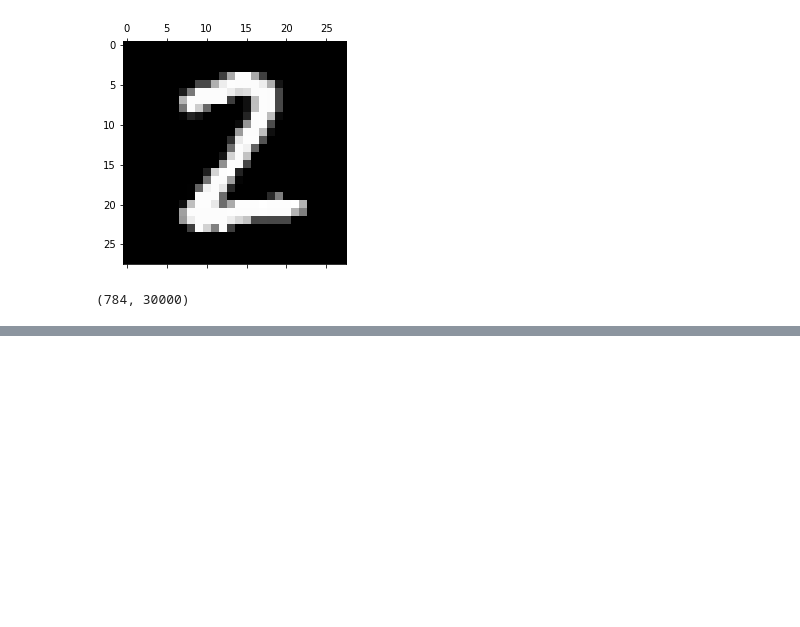
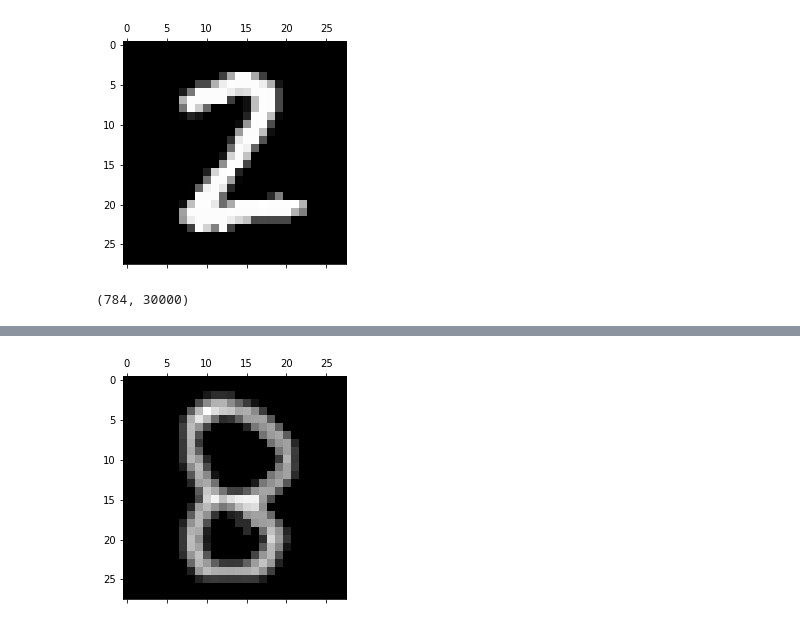
Before and after one commit to SamRCrooks/Classifying-Digits, a Jupyter notebook: DigitClassification.ipynb, the cells around one changed output, grey strips where cells are left out. Saved outputs shown, nothing was run; the diff lists cells and outputs as text; code cells hidden in the pictures; blank space fills up the shorter version.

```diff
--- a/DigitClassification.ipynb
+++ b/DigitClassification.ipynb
@@ -201,0 +222,34 @@ plt.show()
+# %%
+def blur(input_image):
+    input_shape = input_image.shape
+    output_image = np.zeros(input_shape) + input_image
+    n_row = input_image.shape[0]
+    n_col = input_image.shape[1]
+
+    for i in range(n_row):
+        for j in range(n_col):
+            pixelVal = input_image[i,j]
+            pixel_add = pixelVal * 1
+
+            if i >0:
+                pixel_top = (i-1, j)
+                output_image[i-1,j] += pixel_add
+            if i < n_row-1:
+                pixel_bot = (i+1, j)
+                output_image[i+1,j] += pixel_add
+            if j > 0 :
+                pixel_left = (i, j-1)
+                output_image[i,j-1] += pixel_add
+            if j < n_col -1:
+                pixel_right = (i,j+1)
+                output_image[i,j+1] += pixel_add
+    return output_image / np.max(output_image)
+# %%
+processedImage = blur(displayUserDigit)
+#processedImage = blur(processedImage)
+plt.matshow(processedImage, cmap=plt.cm.gray) #Make grayscale representation of digit
+plt.show() #Show grayscale representation of digit
+testImage = np.reshape(processedImage, ( 784,1))
+testImage = np.power(testImage, .75)
+# %% [output]
+[figure, added]
```
Also changed, not shown: parts of 5 cells of this notebook.
